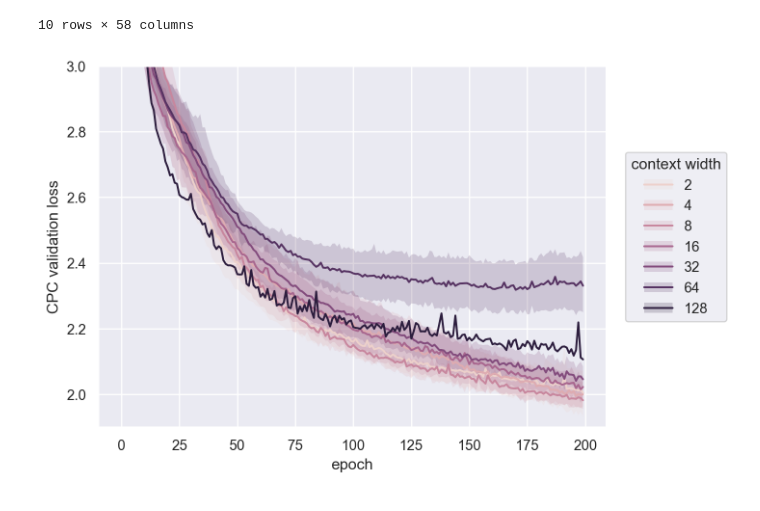
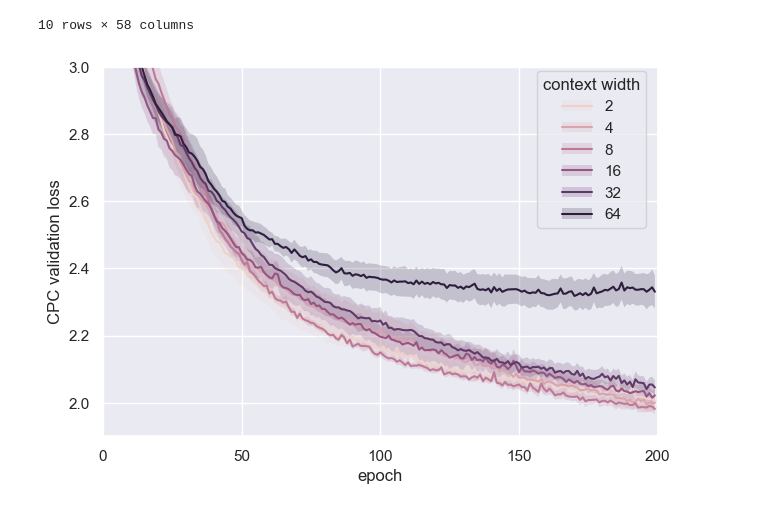
Before and after one commit to sdrobert/scpc, a Jupyter notebook: scripts/analyze.ipynb, the cells around one changed output. Cells and saved outputs as stored; diff of their text form; code cells hidden in the pictures.

```diff
--- a/scripts/analyze.ipynb
+++ b/scripts/analyze.ipynb
@@ -15,15 +15,14 @@ values have been populated with `./scripts/update_param_list_in_model.yaml`.
 import pandas as pd
 import seaborn as sns
 import seaborn.objects as so
-import statsmodels.api as sm
+import pingouin as pg
+import statsmodels as sm
 import statsmodels.formula.api as smf
-import numpy as np
 from matplotlib import pyplot as plt
 
-sns.set_theme()
+sns.set_theme('paper', font_scale=2)
 
 from exp_utils import *
-# from patsy import dmatrices
 # %% [markdown]
 ## ZeroSpeech libriABX analysis
 # %%
@@ -231,33 +296,48 @@ dft.head(10)
 # %%
 df = filter_data_equal(dft, {
     "conv.norm_type": "none",
     "context_type": "csa",
     "training.loss_type": "cpc",
     "training.cpc_loss.gutted_steps": 0,
     'training.cpc_loss.averaging_penalty': 0,
     "training.cpc_loss.prediction_steps": 12,
     "csa.dim_feedforward": 1024,
     "csa.num_layers": 1,
 })
 df = filter_data_in(
-    df, {"csa.max_width": (2, 4, 8, 16, 32, 64, 128)}
+    df, {"csa.max_width": range(2, 65)}
 ).copy()
+
 check_data(
     df, "tb.epoch", "tb.val_loss", "tb.step", "csa.max_width", "csa.num_layers",
     "training.cpc_loss.offset"
 )
-df['csa.max_width'] = df['csa.max_width']#.astype('int')#.astype('category')
-plt = (
+# 6 seeds * 6 context windows
+assert len(pd.unique(df['name'])) == 6 * 6
+
+fig = plt.figure(1, figsize=[6.8, 4.8])
+plot = (
     so.Plot(df, x="tb.epoch", y="tb.val_loss", color="csa.max_width")
-    .limit(y=(1.9, 3.0))
+    .limit(y=(1.9, 3.0), x=(0, 200))
     .add(so.Line(), so.Agg())
-    .add(so.Band(), so.Est(), group="csa.max_width")
+    .add(so.Band(), so.Est(errorbar="se"), group="csa.max_width")
     .label(x="epoch", y="CPC validation loss", color="context width")
     .scale(
         color=so.Continuous(trans="log")
-            .tick(at=(2, 4, 8, 16, 32, 64, 128))
+            .tick(at=(2, 4, 8, 16, 32, 64))
             .label(like=".0f"))
+    .on(fig)
 )
-plt.save('../resources/train_loss_vs_width.pdf')
+
+plot.plot()
+
+leg = fig.legends[0]
+bb = leg.get_bbox_to_anchor().transformed(fig.axes[0].transAxes.inverted())
+bb.x0 -= .335
+bb.y0 += .41
+leg.set_bbox_to_anchor(bb, transform=fig.axes[0].transAxes)
+
+fig.tight_layout()
+fig.savefig('../resources/train_loss_vs_width.pdf')
 # %% [output]
-[figure, old version]
+[figure, new version]
```
Also changed, not shown: parts of 4 cells of this notebook, 4 other files.
